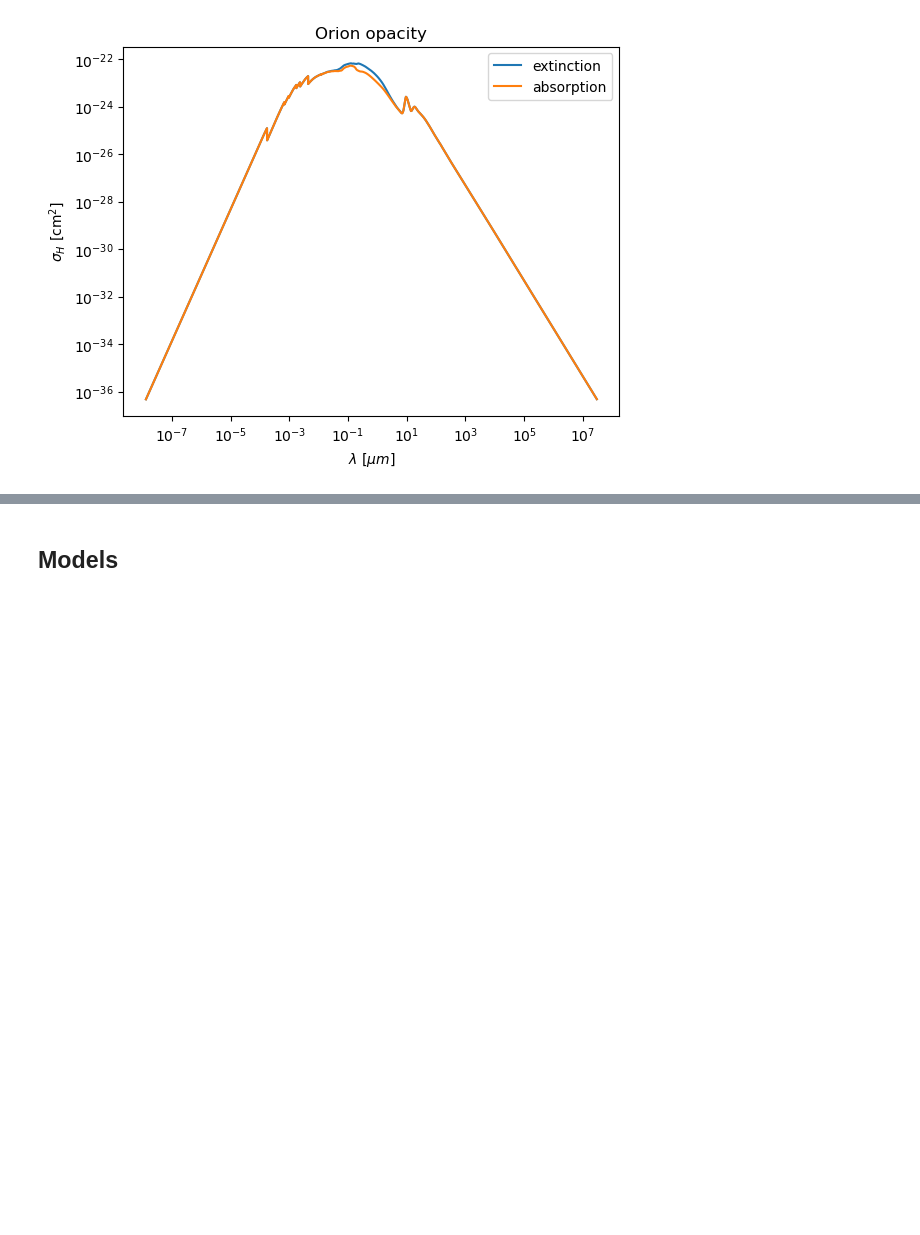
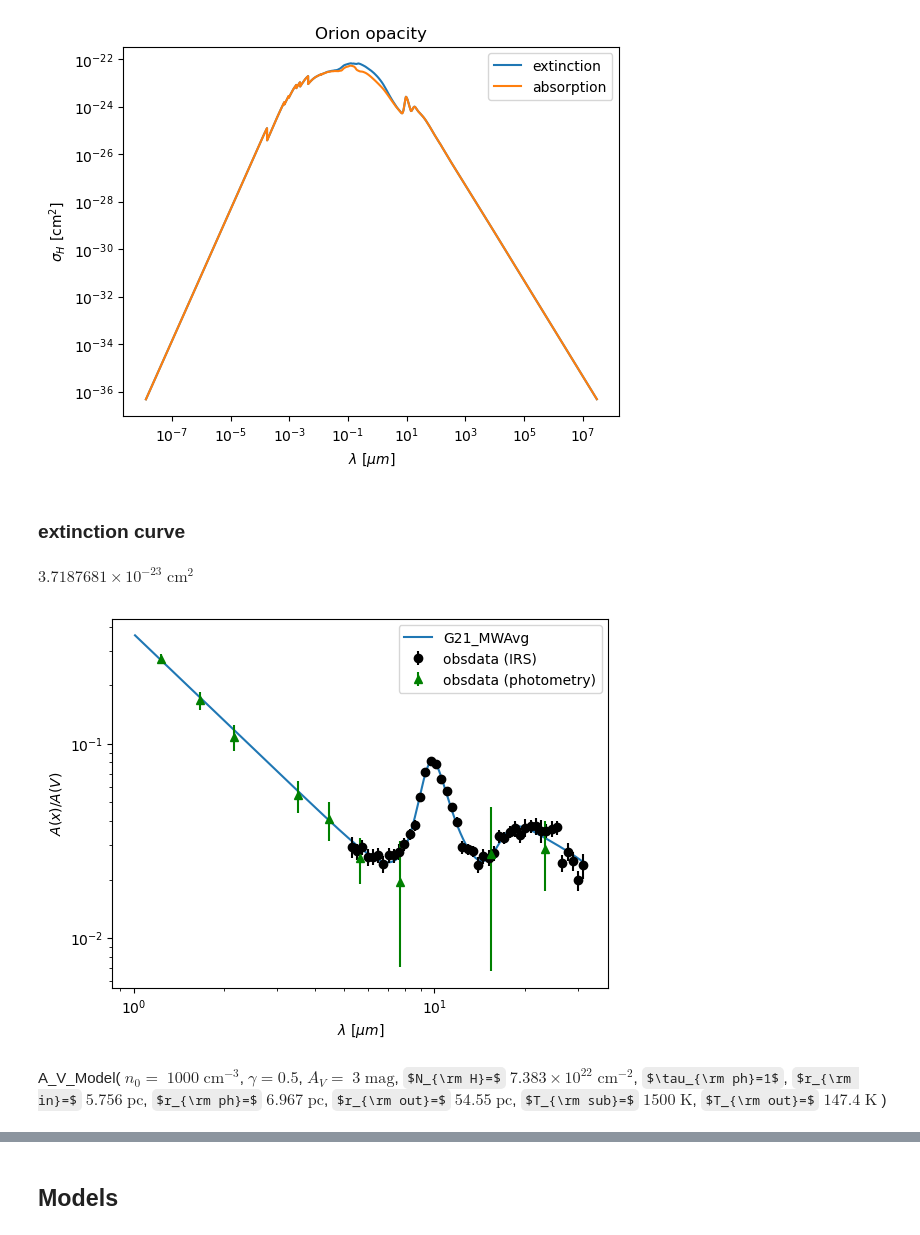
Before and after one commit to c-kj/LRD_dust_modeling, a Jupyter notebook: notebooks/处理 SED 和 opacity.ipynb, the cells around one changed output, grey strips where cells are left out. Saved outputs shown, nothing was run; the diff lists cells and outputs as text; code cells hidden in the pictures; some formulas as TeX source; blank space fills up the shorter version.

```diff
--- a/notebooks/处理 SED 和 opacity.ipynb
+++ b/notebooks/处理 SED 和 opacity.ipynb
@@ -34,7 +34,7 @@ from LRD_IR_spectrum import *
 # %% [markdown]
 ### Orion Opacity, Temple SED
 # %%
-Orion_opacity = OpacityData.from_file('data/raw/Orion_Tdust20_Sigma_23_Thickness_16_Hden_07.opc')
+Orion_opacity = OpacityData.from_file('data/opacity_law/Orion.opc')
 Temple_SED = SED.from_file('data/raw/quasar5.template')
 # Temple_SED = SED.from_file('data/raw/quasar5_ly.template')
 # %% [markdown]
@@ -123,3 +123,12 @@ plt.legend()
 # %% [output]
 <matplotlib.legend.Legend at 0x...>
 [figure]
+# %% [markdown]
+### extinction curve
+# %%
+with u.set_enabled_equivalencies(u.spectral()):
+    Orion_sigma_H_V = Orion_opacity.interp_ext(5470 * u.AA)
+# %%
+Orion_opacity.sigma_H_ext_V
+# %% [output]
+$3.7187681 \times 10^{-23} \; \mathrm{cm^{2}}$
@@ -125,0 +139,34 @@ plt.legend()
+# %%
+import numpy as np
+import matplotlib.pyplot as plt
+import astropy.units as u
+
+from dust_extinction.averages import G21_MWAvg
+
+fig, ax = plt.subplots()
+
+# generate the curves and plot them
+lam = np.logspace(np.log10(1.01), np.log10(31.9), num=1000)
+x = (1.0/lam)/u.micron
+
+# define the extinction model
+ext_model = G21_MWAvg()
+
+ax.plot(1.0/x,ext_model(x),label='G21_MWAvg')
+ax.errorbar(1.0/ext_model.obsdata_x_irs, ext_model.obsdata_axav_irs,
+            yerr=ext_model.obsdata_axav_unc_irs,
+            fmt='ko', label='obsdata (IRS)')
+ax.errorbar(1.0/ext_model.obsdata_x_bands, ext_model.obsdata_axav_bands,
+            yerr=ext_model.obsdata_axav_unc_bands,
+            fmt='g^', label='obsdata (photometry)')
+
+ax.set_xlabel(r'$\lambda$ [$\mu m$]')
+ax.set_ylabel(r'$A(x)/A(V)$')
+
+ax.set_xscale('log')
+ax.set_yscale('log')
+
+ax.legend(loc='best')
+plt.show()
+# %% [output]
+[figure, added]
@@ -125,0 +186,8 @@ plt.legend()
+# %%
+model = A_V_Model(n_0=1e3 * u.cm**-3, gamma=0.5, T_sub=1500 * u.K, A_V=3 * u.mag(), opacity=op, observed_SED=SED(nu=Labbe_photo['nu_rest'], L_nu=Labbe_photo['Lnu_rest']))
+model
+# %% [output]
+A_V_Model( $n_0=$ $1000 \; \mathrm{cm^{-3}}$, $\gamma=0.5$,
+        $A_V=$ $3 \; \mathrm{mag}$, $N_{\rm H}=$ $7.383 \times 10^{22} \; \mathrm{cm^{-2}}$, $\tau_{\rm ph}=1$,
+        $r_{\rm in}=$ $5.756 \; \mathrm{pc}$, $r_{\rm ph}=$ $6.967 \; \mathrm{pc}$, $r_{\rm out}=$ $54.55 \; \mathrm{pc}$,
+        $T_{\rm sub}=$ $1500 \; \mathrm{K}$, $T_{\rm out}=$ $147.4 \; \mathrm{K}$ )
```
Also changed, not shown: parts of 26 cells of this notebook, 1 other file.
